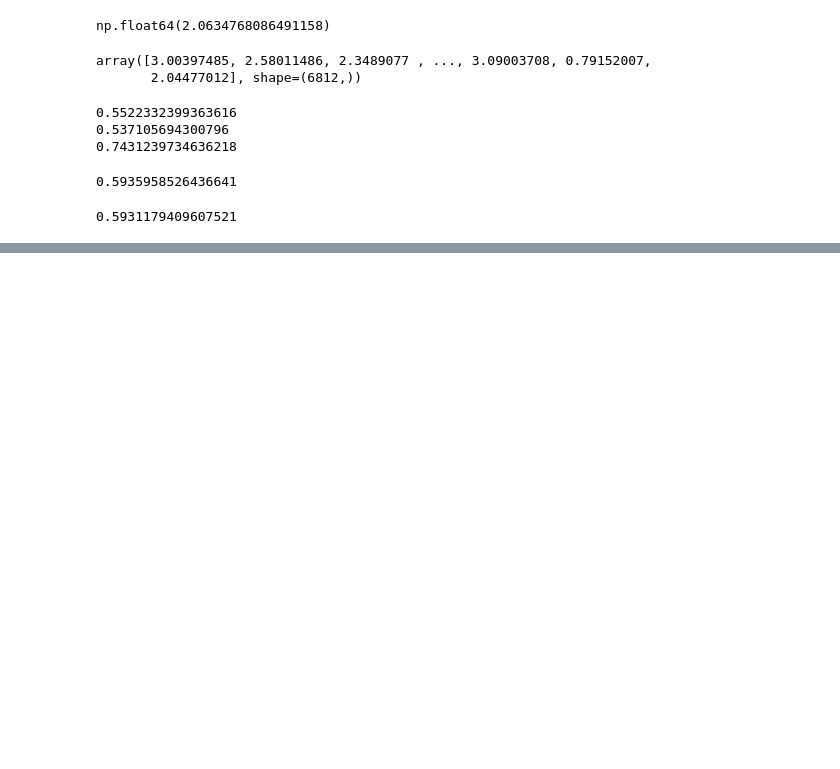
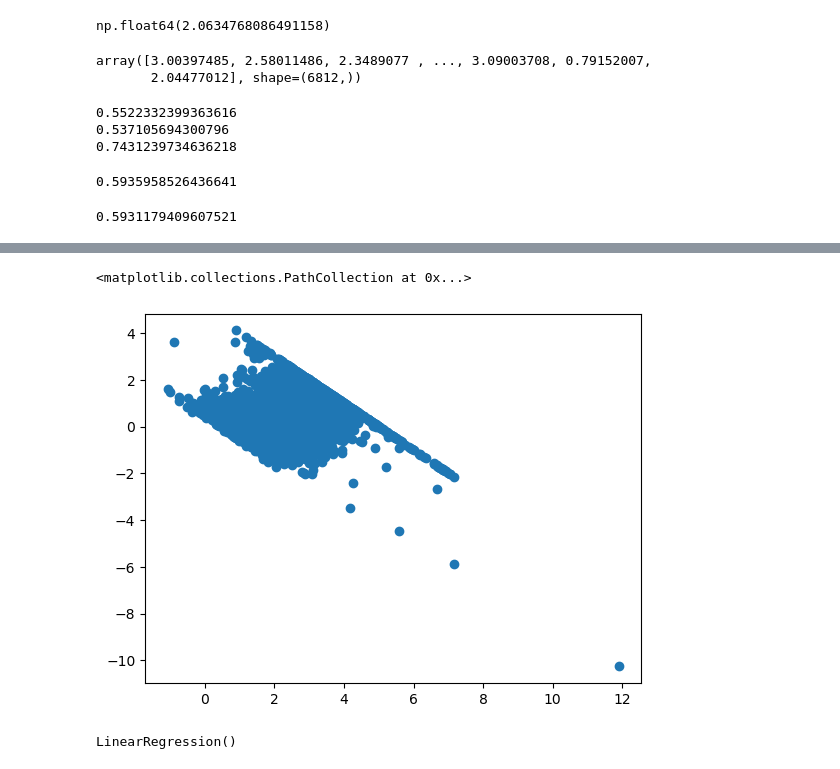
Before and after one commit to ehtishamsher/all_regression_models_projects, a Jupyter notebook: multiple_linear_regression.ipynb, the cells around one changed output, grey strips where cells are left out. Saved outputs shown, nothing was run; the diff lists cells and outputs as text; code cells hidden in the pictures; blank space fills up the shorter version.

Commit message:
completd multile linear regression

```diff
--- a/multiple_linear_regression.ipynb
+++ b/multiple_linear_regression.ipynb
@@ -308,0 +340,9 @@ print(score)
+# %%
+plt.scatter(y_pred,residuals)
+# %% [output]
+<matplotlib.collections.PathCollection at 0x...>
+[figure, added]
+# %%
+regression
+# %% [output]
+LinearRegression()
```
Also changed, not shown: parts of 9 cells of this notebook, 1 other file.
